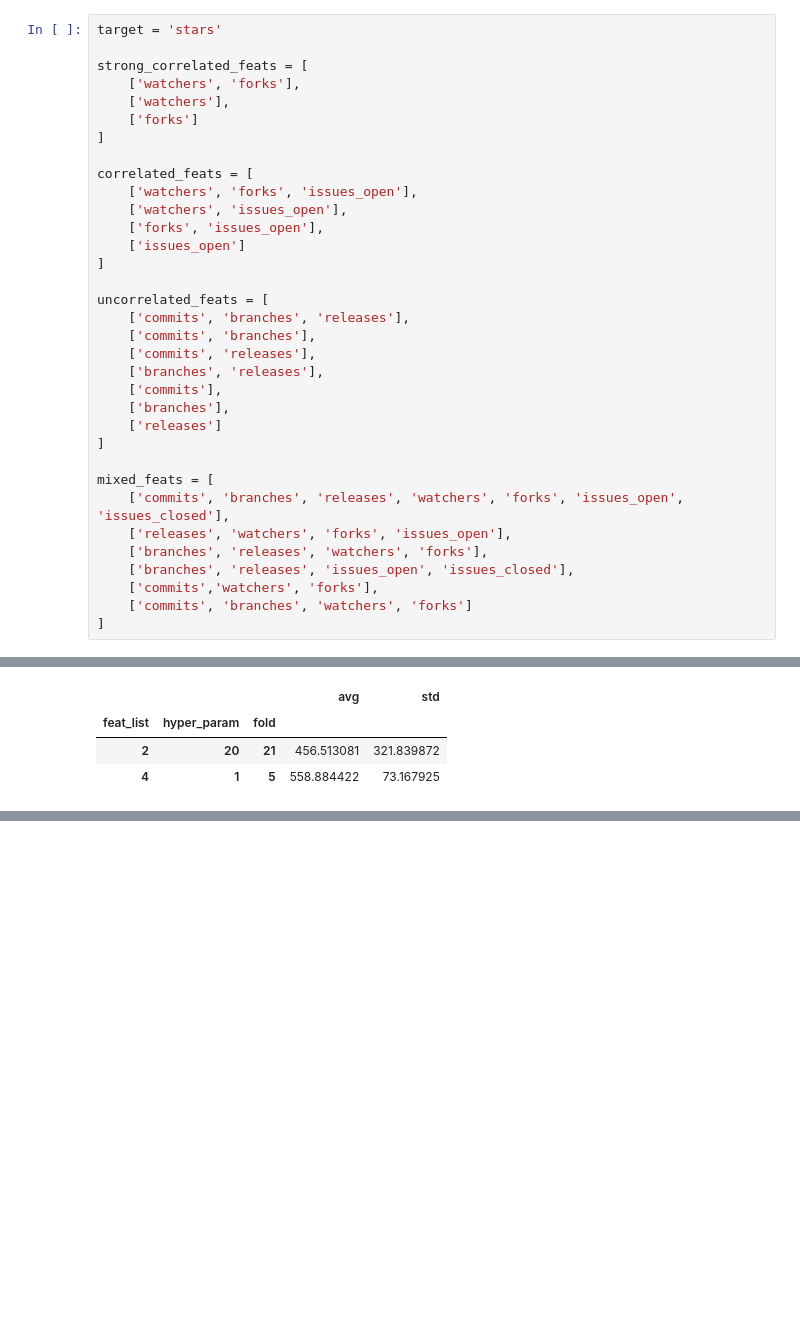
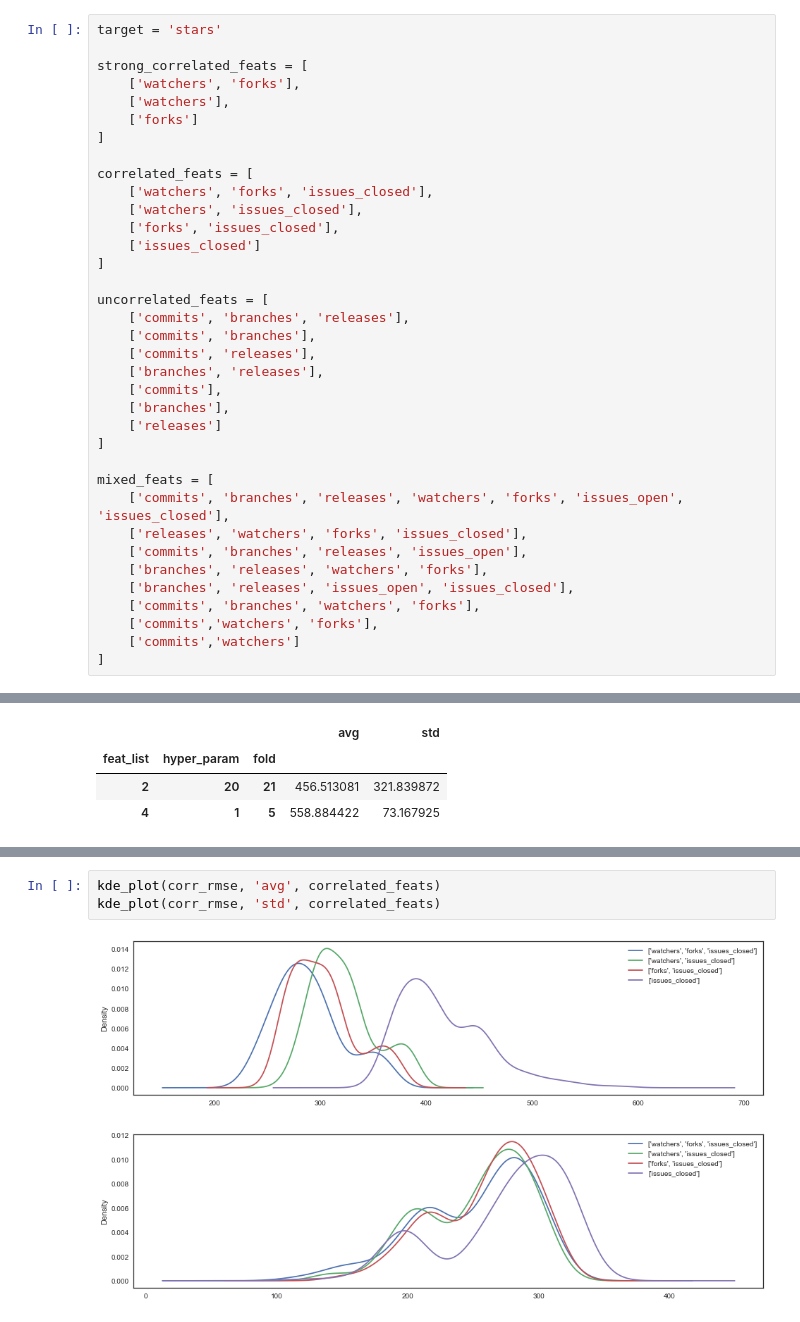
Before and after one commit to ruteee/repo-eval, a Jupyter notebook: KNN.ipynb, the cells around one changed output, grey strips where cells are left out. Cells and saved outputs as stored; diff of their text form; blank space fills up the shorter version.

```diff
--- a/KNN.ipynb
+++ b/KNN.ipynb
@@ -53,10 +53,10 @@ strong_correlated_feats = [
 ]
 
 correlated_feats = [
-    ['watchers', 'forks', 'issues_open'],
-    ['watchers', 'issues_open'],
-    ['forks', 'issues_open'],
-    ['issues_open']
+    ['watchers', 'forks', 'issues_closed'],
+    ['watchers', 'issues_closed'],
+    ['forks', 'issues_closed'],
+    ['issues_closed']
 ]
 
 uncorrelated_feats = [
@@ -71,11 +71,13 @@ uncorrelated_feats = [
 
 mixed_feats = [
     ['commits', 'branches', 'releases', 'watchers', 'forks', 'issues_open', 'issues_closed'],
-    ['releases', 'watchers', 'forks', 'issues_open'],
+    ['releases', 'watchers', 'forks', 'issues_closed'],
+    ['commits', 'branches', 'releases', 'issues_open'],
     ['branches', 'releases', 'watchers', 'forks'],
     ['branches', 'releases', 'issues_open', 'issues_closed'],
+    ['commits', 'branches', 'watchers', 'forks'],
     ['commits','watchers', 'forks'],
-    ['commits', 'branches', 'watchers', 'forks']
+    ['commits','watchers']
 ]
 # %%
 hyper_params = np.arange(1, 21)
@@ -168,0 +190,6 @@ mixed_rmse.loc[mixed_rmse.idxmin()]
+# %%
+kde_plot(corr_rmse, 'avg', correlated_feats)
+kde_plot(corr_rmse, 'std', correlated_feats)
+# %% [output]
+[figure, added]
+[figure, added]
```
Also changed, not shown: parts of 7 cells of this notebook, 4 other files.
